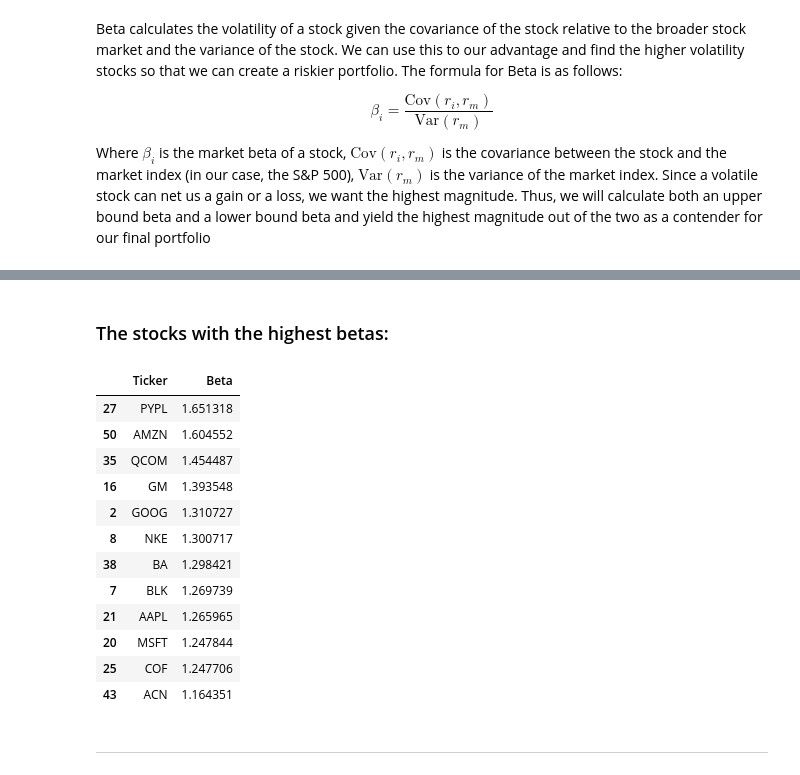
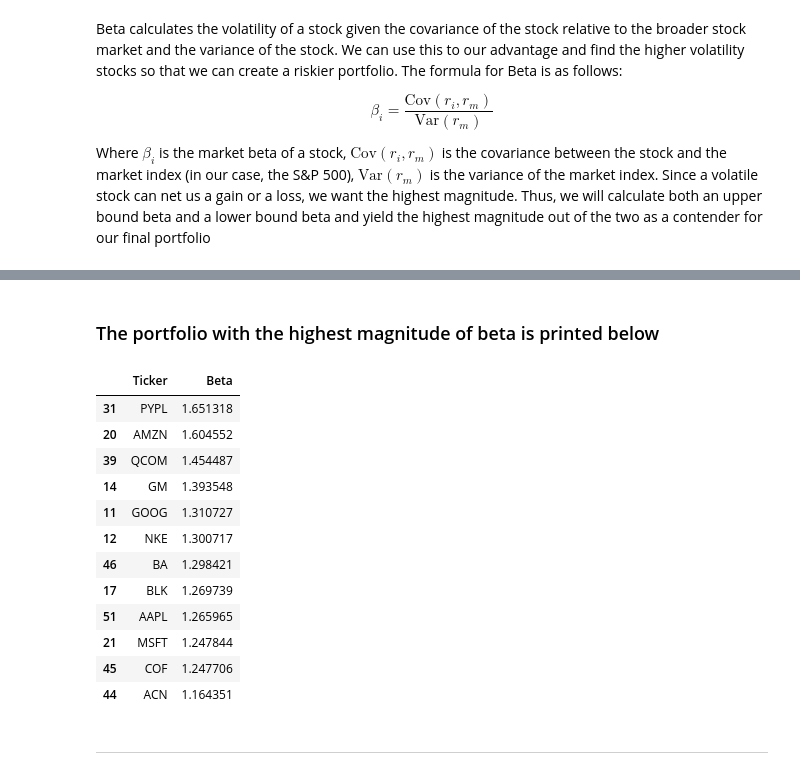
Before and after one commit to rehan-anjum/financial-portfolio-generator, a Jupyter notebook: Team_XX_Assignment.ipynb, the cells around one changed output, grey strips where cells are left out. Saved outputs shown, nothing was run; the diff lists cells and outputs as text; code cells hidden in the pictures.

```diff
--- a/Team_XX_Assignment.ipynb
+++ b/Team_XX_Assignment.ipynb
@@ -197,18 +161,2 @@ beta_ascending.iloc[:min_stocks]
 # %% [markdown]
-### The stocks with the highest betas:
+### The portfolio with the highest magnitude of beta is printed below ###
-# %%
-beta_descending.iloc[:min_stocks]
-# %% [output]
-|  | Ticker | Beta |
-| 27 | PYPL | 1.651318 |
-| 50 | AMZN | 1.604552 |
-| 35 | QCOM | 1.454487 |
-| 16 | GM | 1.393548 |
-| 2 | GOOG | 1.310727 |
-| 8 | NKE | 1.300717 |
-| 38 | BA | 1.298421 |
-| 7 | BLK | 1.269739 |
-| 21 | AAPL | 1.265965 |
-| 20 | MSFT | 1.247844 |
-| 25 | COF | 1.247706 |
-| 43 | ACN | 1.164351 |
@@ -215,3 +166,34 @@ beta_descending.iloc[:min_stocks]
+# %%
+# Finding the higher magnitude portfolio as our beta portfolio
+if (abs(highest_betas_magn) > abs(lowest_betas_magn)):
+    beta_portfolio = highest_betas
+else:
+    beta_portfolio = lowest_betas
+
+beta_portfolio_print = beta_portfolio
+beta_portfolio = beta_portfolio.reset_index() # resetting index to use in a for loop
+
+# Putting the tickers into a list to calculate investment amounts later
+beta_tickers = []
+
+for i in range(len(beta_portfolio.index)):
+    beta_tickers.append(beta_portfolio['Ticker'][i])
+
+beta_portfolio_print
+# %% [output]
+|  | Ticker | Beta |
+| 31 | PYPL | 1.651318 |
+| 20 | AMZN | 1.604552 |
+| 39 | QCOM | 1.454487 |
+| 14 | GM | 1.393548 |
+| 11 | GOOG | 1.310727 |
+| 12 | NKE | 1.300717 |
+| 46 | BA | 1.298421 |
+| 17 | BLK | 1.269739 |
+| 51 | AAPL | 1.265965 |
+| 21 | MSFT | 1.247844 |
+| 45 | COF | 1.247706 |
+| 44 | ACN | 1.164351 |
 # %% [markdown]
 ---
 # %% [markdown]
```
Also changed, not shown: parts of 35 cells of this notebook.
